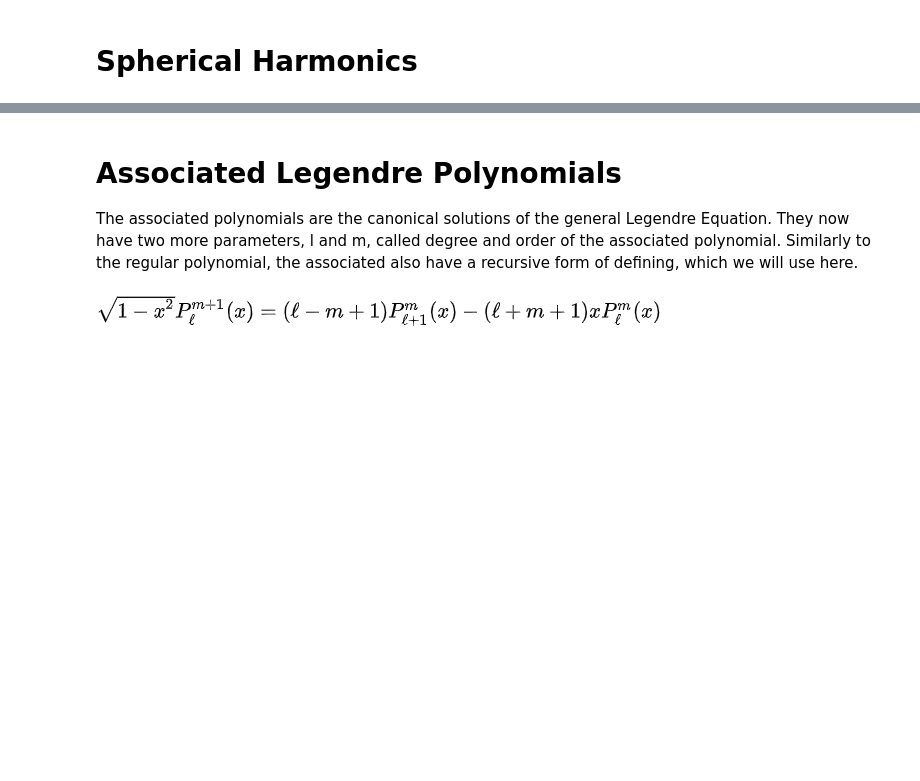
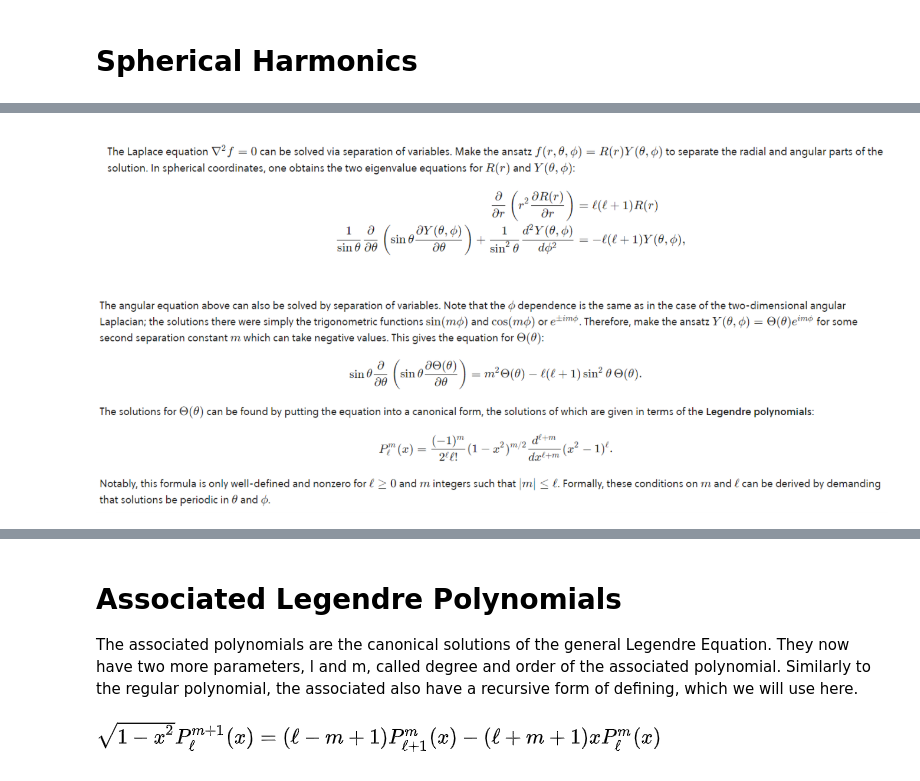
Before and after one commit to FernandoDeCome/Spherical_Harmonics, a Jupyter notebook: Spherical_Harmonics.ipynb, the cells around one changed output, grey strips where cells are left out. Drawn from its saved outputs; the diff is of its cells as text; code cells hidden in the pictures; blank space fills up the shorter version.

```diff
--- a/Spherical_Harmonics.ipynb
+++ b/Spherical_Harmonics.ipynb
@@ -23,0 +14,4 @@ Given that P(x) = 0 for n = 0 and P(x) = 1 for n = 1:
+# %%
+Image(r'C:\Users\ferna\Jupyter_Notebook\Spherical_Harmonics\Image2.png')
+# %% [output]
+[figure, added]
```
Also changed, not shown: parts of 9 cells of this notebook.
